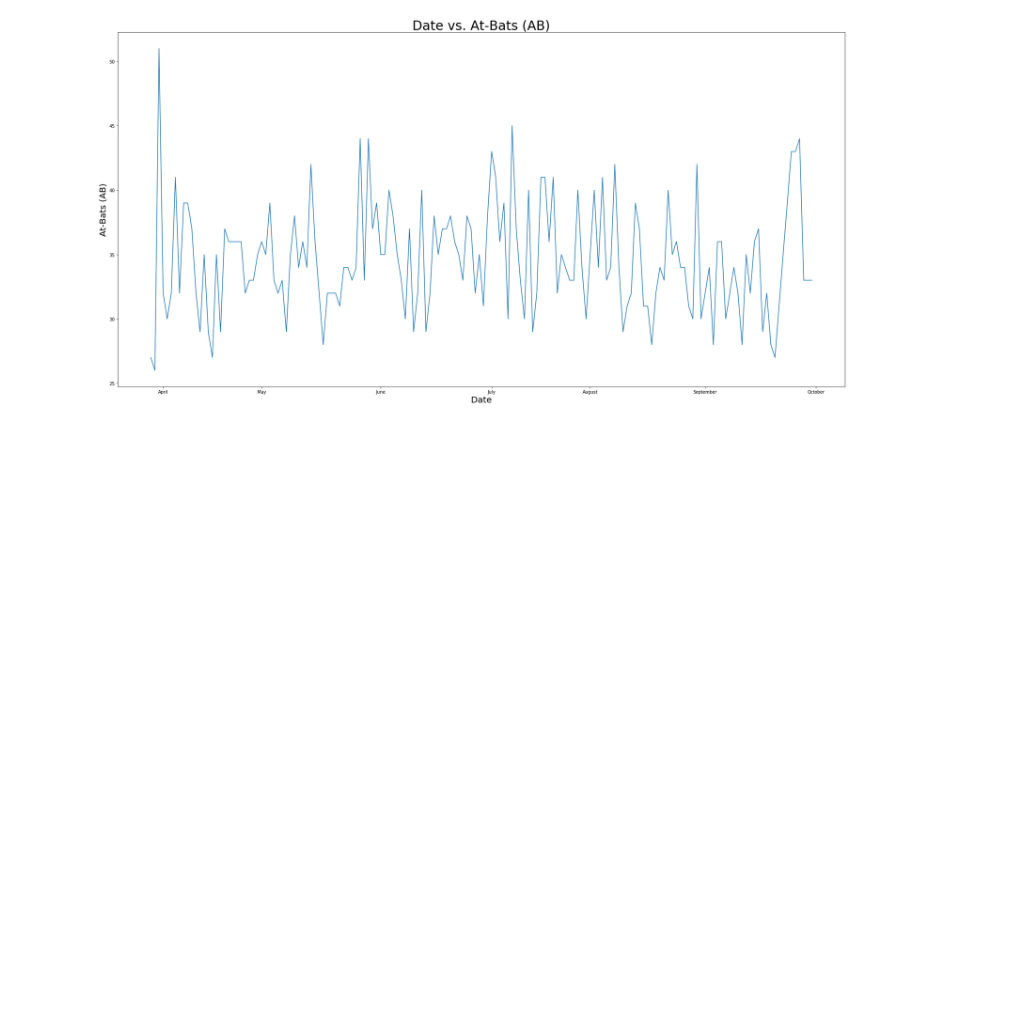
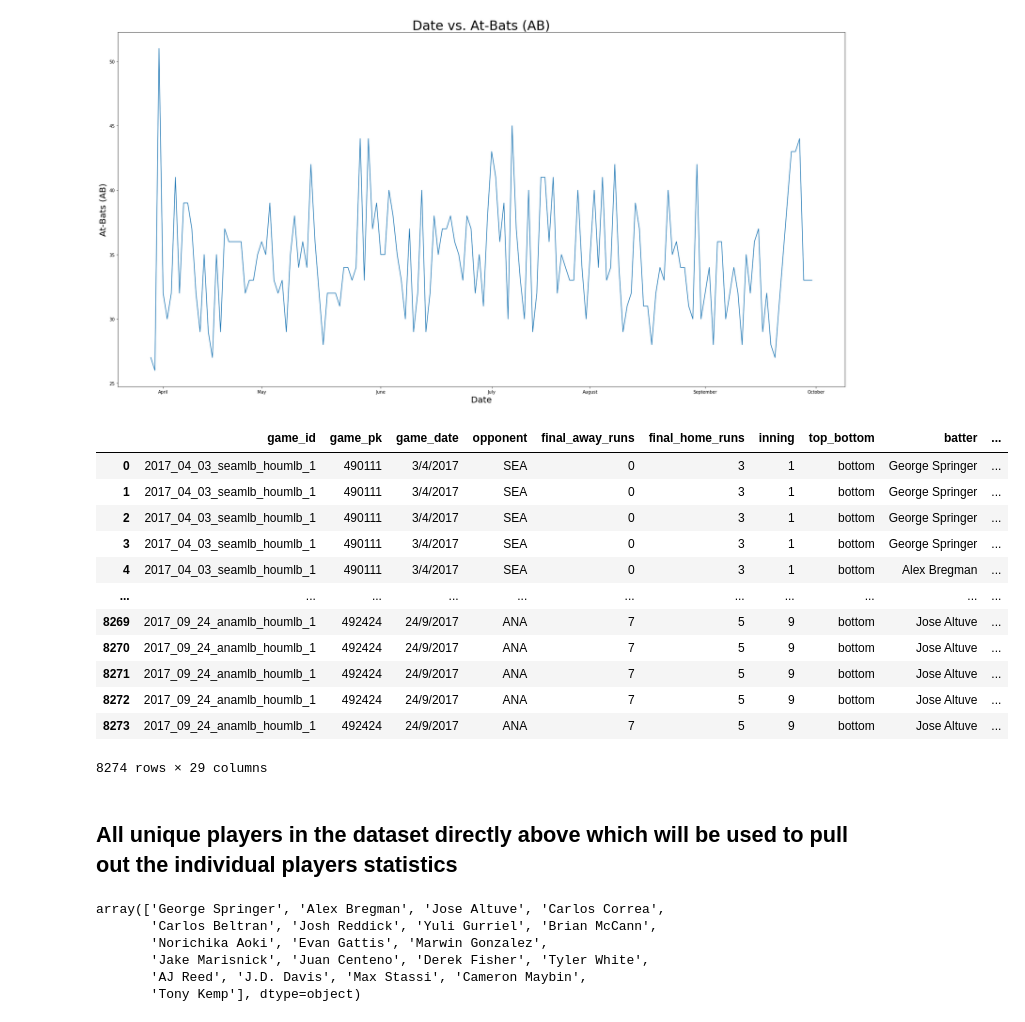
Before and after one commit to nicholas-greger/astros-project, a Jupyter notebook: team_analysis.ipynb, the cells around one changed output. Drawn from its saved outputs; the diff is of its cells as text; code cells hidden in the pictures; blank space fills up the shorter version.

```diff
--- a/team_analysis.ipynb
+++ b/team_analysis.ipynb
@@ -73,3 +73,31 @@ plt.ylabel('At-Bats (AB)', fontsize = 20)
 # %% [output]
 Text(0, 0.5, 'At-Bats (AB)')
 [figure]
+# %%
+df2 = pd.read_csv('astros_bangs_20200127.csv')
+df2
+# %% [output]
+|  | game_id | game_pk | game_date | opponent | final_away_runs | final_home_runs | inning | top_bottom | batter | ... |
+| 0 | 2017_04_03_seamlb_houmlb_1 | 490111 | 3/4/2017 | SEA | 0 | 3 | 1 | bottom | George Springer | ... |
+| 1 | 2017_04_03_seamlb_houmlb_1 | 490111 | 3/4/2017 | SEA | 0 | 3 | 1 | bottom | George Springer | ... |
+| 2 | 2017_04_03_seamlb_houmlb_1 | 490111 | 3/4/2017 | SEA | 0 | 3 | 1 | bottom | George Springer | ... |
+| 3 | 2017_04_03_seamlb_houmlb_1 | 490111 | 3/4/2017 | SEA | 0 | 3 | 1 | bottom | George Springer | ... |
+| 4 | 2017_04_03_seamlb_houmlb_1 | 490111 | 3/4/2017 | SEA | 0 | 3 | 1 | bottom | Alex Bregman | ... |
+| ... | ... | ... | ... | ... | ... | ... | ... | ... | ... | ... |
+| 8269 | 2017_09_24_anamlb_houmlb_1 | 492424 | 24/9/2017 | ANA | 7 | 5 | 9 | bottom | Jose Altuve | ... |
+| 8270 | 2017_09_24_anamlb_houmlb_1 | 492424 | 24/9/2017 | ANA | 7 | 5 | 9 | bottom | Jose Altuve | ... |
+| 8271 | 2017_09_24_anamlb_houmlb_1 | 492424 | 24/9/2017 | ANA | 7 | 5 | 9 | bottom | Jose Altuve | ... |
+| 8272 | 2017_09_24_anamlb_houmlb_1 | 492424 | 24/9/2017 | ANA | 7 | 5 | 9 | bottom | Jose Altuve | ... |
+| 8273 | 2017_09_24_anamlb_houmlb_1 | 492424 | 24/9/2017 | ANA | 7 | 5 | 9 | bottom | Jose Altuve | ... |
+8274 rows × 29 columns
+# %% [markdown]
+## All unique players in the dataset directly above which will be used to pull out the individual players statistics
+# %%
+df2.batter.unique()
+# %% [output]
+array(['George Springer', 'Alex Bregman', 'Jose Altuve', 'Carlos Correa',
+       'Carlos Beltran', 'Josh Reddick', 'Yuli Gurriel', 'Brian McCann',
+       'Norichika Aoki', 'Evan Gattis', 'Marwin Gonzalez',
+       'Jake Marisnick', 'Juan Centeno', 'Derek Fisher', 'Tyler White',
+       'AJ Reed', 'J.D. Davis', 'Max Stassi', 'Cameron Maybin',
+       'Tony Kemp'], dtype=object)
```
Also changed, not shown: parts of 3 cells of this notebook.
